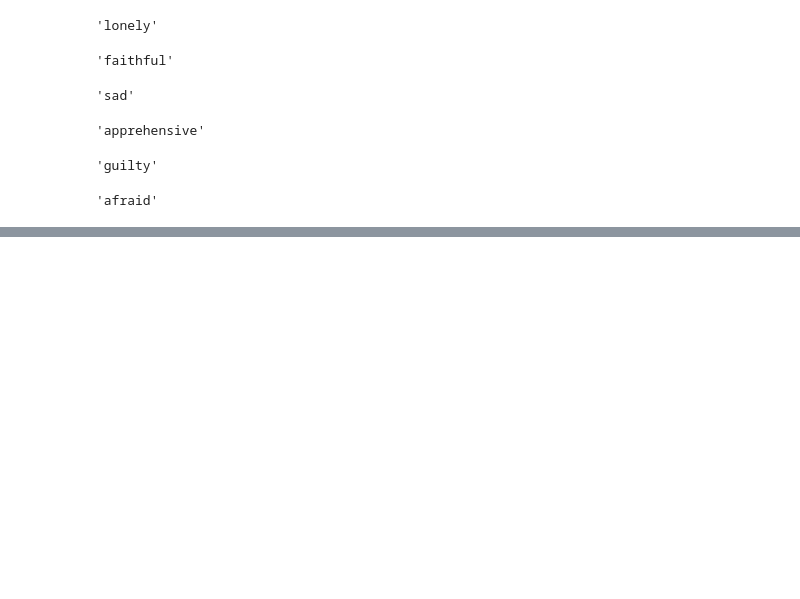
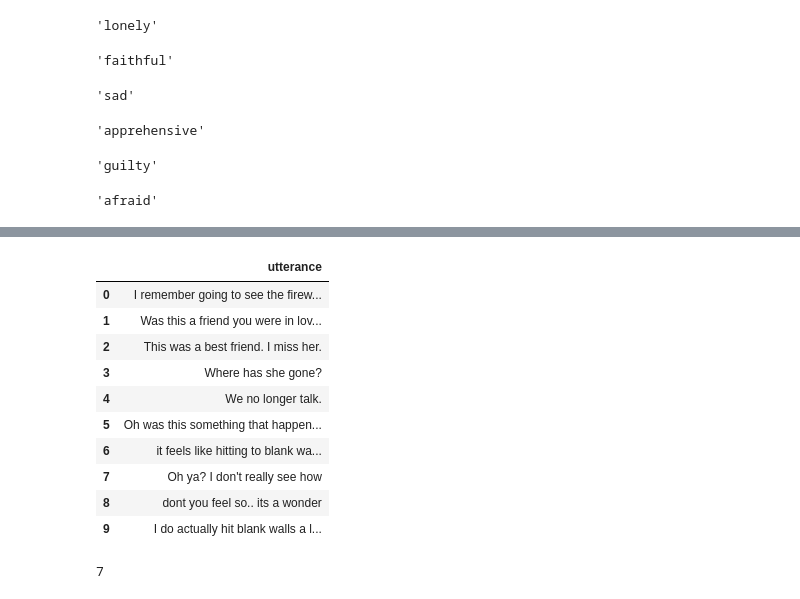
Before and after one commit to SolipsisAI/research, a Jupyter notebook: notebooks/ed-dialogueset.ipynb, the cells around one changed output, grey strips where cells are left out. Cells and saved outputs as stored; diff of their text form; code cells hidden in the pictures; blank space fills up the shorter version.

```diff
--- a/notebooks/ed-dialogueset.ipynb
+++ b/notebooks/ed-dialogueset.ipynb
@@ -1166,0 +1189,18 @@ id2label[0]
+# %%
+df[["utterance"]].iloc[:]
+# %% [output]
+|  | utterance |
+| 0 | I remember going to see the firew... |
+| 1 | Was this a friend you were in lov... |
+| 2 | This was a best friend. I miss her. |
+| 3 | Where has she gone? |
+| 4 | We no longer talk. |
+| 5 | Oh was this something that happen... |
+| 6 | it feels like hitting to blank wa... |
+| 7 | Oh ya? I don't really see how |
+| 8 | dont you feel so.. its a wonder |
+| 9 | I do actually hit blank walls a l... |
+# %%
+len("I just don't feel confident about anything".split(" "))
+# %% [output]
+7
```
Also changed, not shown: parts of 4 cells of this notebook, 1 other file.
